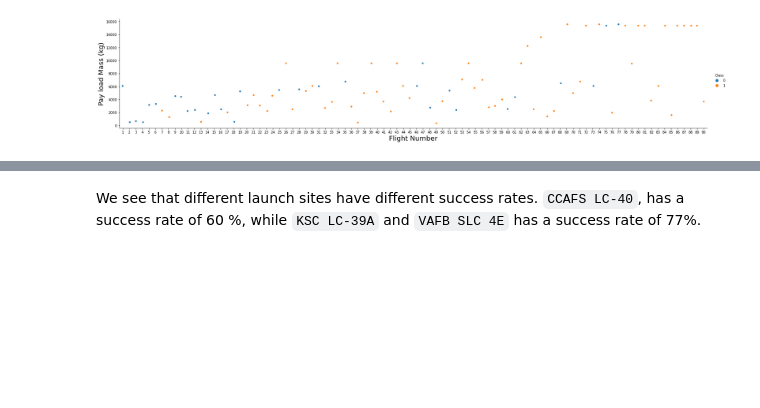
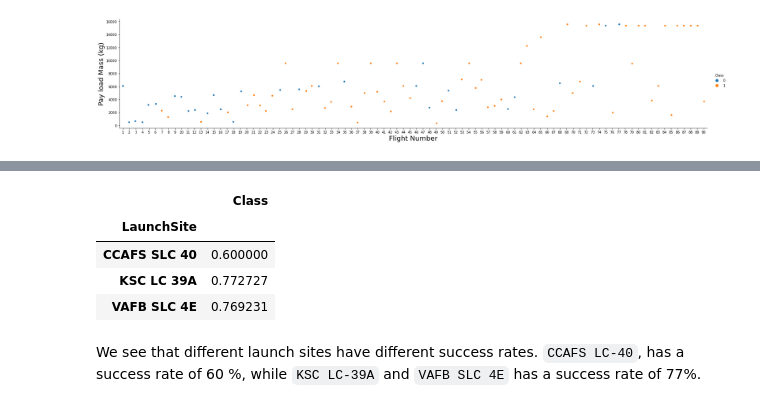
Before and after one commit to Babis1987/Data_Science_Capstone_Project, a Jupyter notebook: Exploratory Data Analysis with Pandas.ipynb, the cells around one changed output, grey strips where cells are left out. Drawn from its saved outputs; the diff is of its cells as text; code cells hidden in the pictures; blank space fills up the shorter version.

```diff
--- a/Exploratory Data Analysis with Pandas.ipynb
+++ b/Exploratory Data Analysis with Pandas.ipynb
@@ -77,3 +95,11 @@ plt.show()
+# %%
+df[['LaunchSite','Class']].groupby('LaunchSite').mean('Class')
+# %% [output]
+|  | Class |
+| LaunchSite |  |
+| CCAFS SLC 40 | 0.600000 |
+| KSC LC 39A | 0.772727 |
+| VAFB SLC 4E | 0.769231 |
 # %% [markdown]
 We see that different launch sites have different success rates.  <code>CCAFS LC-40</code>, has a success rate of 60 %, while  <code>KSC LC-39A</code> and <code>VAFB SLC 4E</code> has a success rate of 77%.
 # %% [markdown]
```
Also changed, not shown: parts of 3 cells of this notebook.
